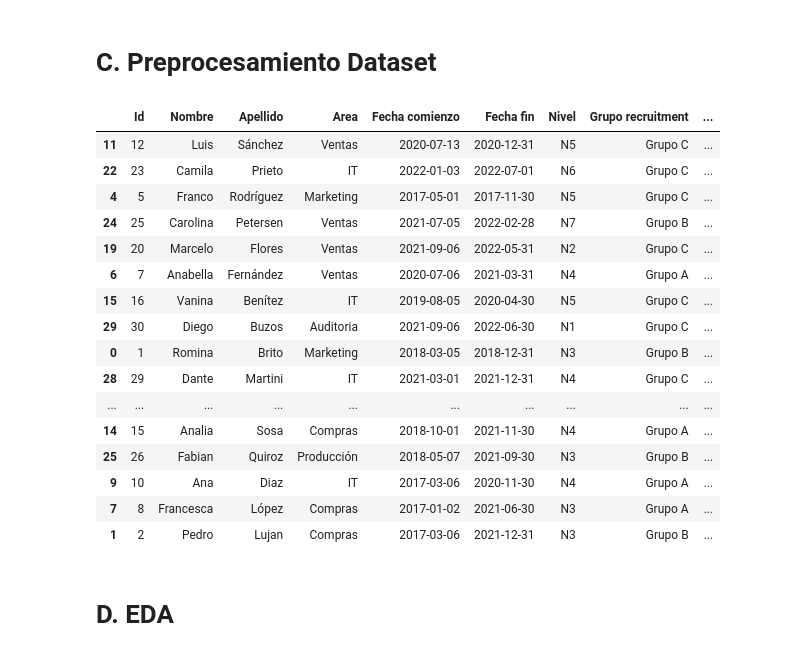
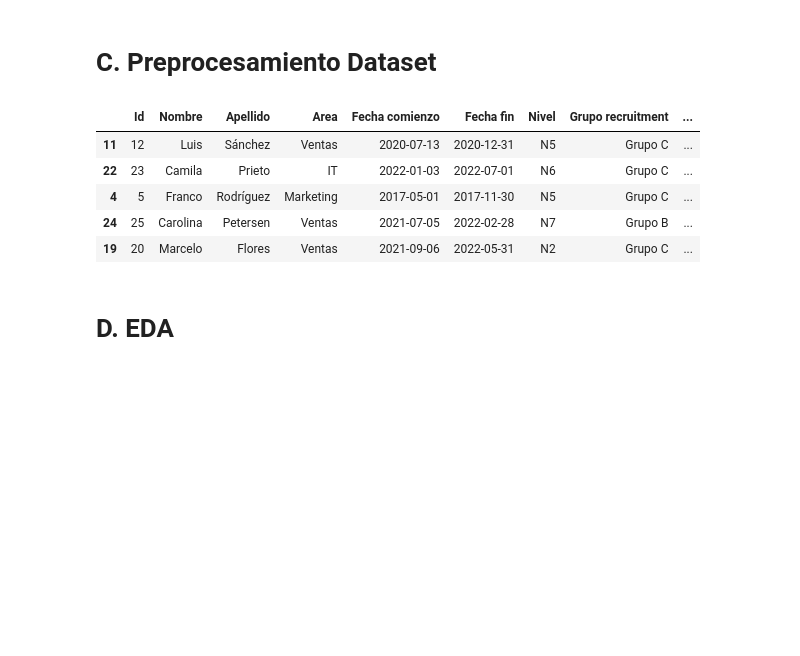
Before and after one commit to alexandergribenchenko/Bootcamp_DE_Sesion_01, a Jupyter notebook: NB_Sesion_01_Alexander.ipynb, the cells around one changed output. Saved outputs shown, nothing was run; the diff lists cells and outputs as text; code cells hidden in the pictures; blank space fills up the shorter version.

```diff
--- a/NB_Sesion_01_Alexander.ipynb
+++ b/NB_Sesion_01_Alexander.ipynb
@@ -42,29 +31,18 @@ df_raw
 # %%
 df = df_raw.copy()
 df['Fecha comienzo'] = pd.to_datetime(df['Fecha comienzo'], format='%m/%d/%Y')
 df['Fecha fin'] = pd.to_datetime(df['Fecha fin'], format='%m/%d/%Y')
 df['dias_total'] = (df['Fecha fin']-df['Fecha comienzo']).dt.days
 df['Manager'] = df['Manager'].astype('int')
 df = df.sort_values(by='dias_total', ascending=True)
-df
+df.head()
 # %% [output]
 |  | Id | Nombre | Apellido | Area | Fecha comienzo | Fecha fin | Nivel | Grupo recruitment | ... |
 | 11 | 12 | Luis | Sánchez | Ventas | 2020-07-13 | 2020-12-31 | N5 | Grupo C | ... |
 | 22 | 23 | Camila | Prieto | IT | 2022-01-03 | 2022-07-01 | N6 | Grupo C | ... |
 | 4 | 5 | Franco | Rodríguez | Marketing | 2017-05-01 | 2017-11-30 | N5 | Grupo C | ... |
 | 24 | 25 | Carolina | Petersen | Ventas | 2021-07-05 | 2022-02-28 | N7 | Grupo B | ... |
 | 19 | 20 | Marcelo | Flores | Ventas | 2021-09-06 | 2022-05-31 | N2 | Grupo C | ... |
-| 6 | 7 | Anabella | Fernández | Ventas | 2020-07-06 | 2021-03-31 | N4 | Grupo A | ... |
-| 15 | 16 | Vanina | Benítez | IT | 2019-08-05 | 2020-04-30 | N5 | Grupo C | ... |
-| 29 | 30 | Diego | Buzos | Auditoria | 2021-09-06 | 2022-06-30 | N1 | Grupo C | ... |
-| 0 | 1 | Romina | Brito | Marketing | 2018-03-05 | 2018-12-31 | N3 | Grupo B | ... |
-| 28 | 29 | Dante | Martini | IT | 2021-03-01 | 2021-12-31 | N4 | Grupo C | ... |
-| ... | ... | ... | ... | ... | ... | ... | ... | ... | ... |
-| 14 | 15 | Analia | Sosa | Compras | 2018-10-01 | 2021-11-30 | N4 | Grupo A | ... |
-| 25 | 26 | Fabian | Quiroz | Producción | 2018-05-07 | 2021-09-30 | N3 | Grupo B | ... |
-| 9 | 10 | Ana | Diaz | IT | 2017-03-06 | 2020-11-30 | N4 | Grupo A | ... |
-| 7 | 8 | Francesca | López | Compras | 2017-01-02 | 2021-06-30 | N3 | Grupo A | ... |
-| 1 | 2 | Pedro | Lujan | Compras | 2017-03-06 | 2021-12-31 | N3 | Grupo B | ... |
 # %% [markdown]
 # D. EDA
 # %% [markdown]
```
Also changed, not shown: parts of 41 cells of this notebook.
